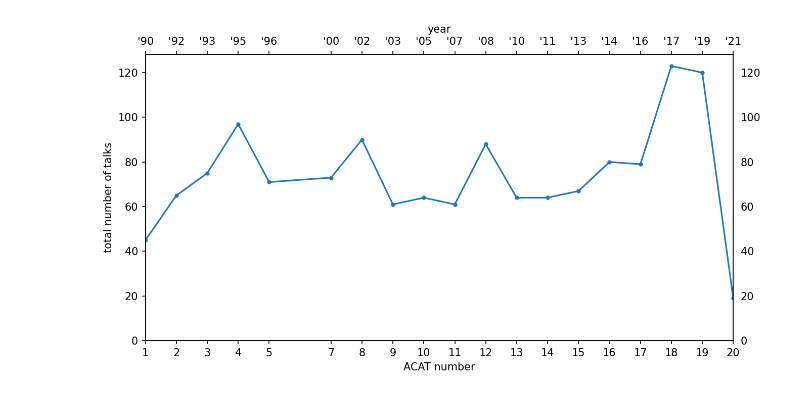
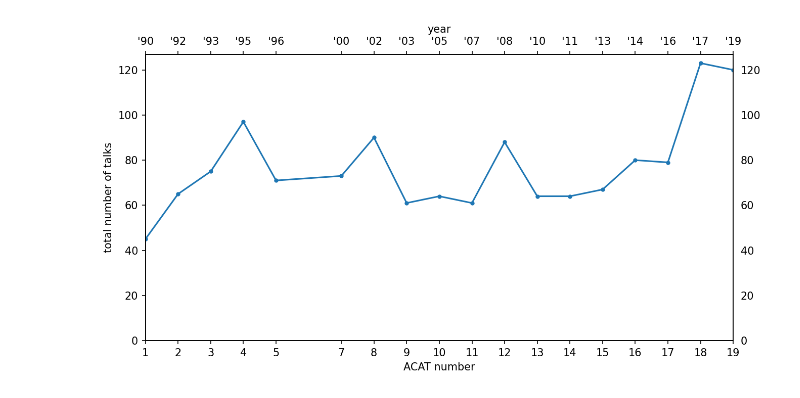
Before and after one commit to jpivarski-talks/2022-03-04-reload-statistics, a Jupyter notebook: acat-papers.ipynb, the cells around one changed output. Drawn from its saved outputs; the diff is of its cells as text; code cells hidden in the pictures.

Commit message:
Last year was also anomalously low for ACAT.

```diff
--- a/acat-papers.ipynb
+++ b/acat-papers.ipynb
@@ -8,7 +8,7 @@ hits = []
 for i in range(1, 7):
     hits.extend(json.load(open(f"/home/jpivarski/storage/data/physicists/acat-papers/acat-papers-{i}.json"))["hits"]["hits"])
 # %%
-acats = [1, 2, 3, 4, 5, 7, 8, 9, 10, 11, 12, 13, 14, 15, 16, 17, 18, 19, 20]
+acats = [1, 2, 3, 4, 5, 7, 8, 9, 10, 11, 12, 13, 14, 15, 16, 17, 18, 19]
 cnums = {
     "C90-03-19": 1,
     "C92-01-13.1": 2,
@@ -30,7 +30,7 @@ cnums = {
     "C17-08-21": 17,
     "C19-03-11": 18,
     "C20-09-08": 19,
-    "C21-11-29": 19,
+    # "C21-11-29": 19,
 }
 years = [
     "'90",
@@ -52,7 +52,7 @@ years = [
     "'16",
     "'17",
     "'19",
-    "'21",
+    # "'21",
 ]
 # %%
 words = [
@@ -115,9 +115,9 @@ words = [
     r"Julia",
 ]
 # %%
-counters = {word: [0] * 19 for word in words}
+counters = {word: [0] * 18 for word in words}
 pairs = [(word, re.compile(word, re.I)) if word != r"\bPROOF\b" else (word, re.compile(word)) for word in words]
-denoms = [0] * 19
+denoms = [0] * 18
 
 for hit in hits:
     cnum = None
@@ -160,25 +160,25 @@ c1, c2, c3, c4, c5, c6, c7, c8, c9, c10 = plt.rcParams["axes.prop_cycle"].by_key
 # %%
 index = pd.Index(acats, name="ACAT")
 
 fig, ax = plt.subplots(1, 1, figsize=(10, 5), dpi=150)
 
 pd.Series(denoms, index=index).plot(ax=ax, style=".-")
-ax.set_xlim(1, 20)
+ax.set_xlim(1, 19)
 ax.set_ylim(bottom=0)
 ax2 = ax.twiny()
 ax2.set_xticks([x - 1 for x in acats])
 ax2.set_xticklabels(years)
 ax2.set_xlabel("year")
 ax.set_xticks(acats)
 ax.set_xticklabels(acats)
 ax.set_ylabel("total number of talks")
 ax.set_xlabel("ACAT number")
 ax.tick_params(labelleft=True, labelright=True)
 
 plt.savefig("PLOTS/acat-papers-denominator.svg")
 plt.savefig("PLOTS/acat-papers-denominator.pdf")
 # %% [output]
-[figure, old version]
+[figure, new version]
 # %%
 plot(words[0:6], counters, denoms, style=["-", ":", "--", "-.", ":", "-"], color=[c1, c6, c3, c4, c5, c2])
 plt.savefig("PLOTS/acat-papers-task.svg")
```
Also changed, not shown: parts of 14 cells of this notebook, 28 other files.
